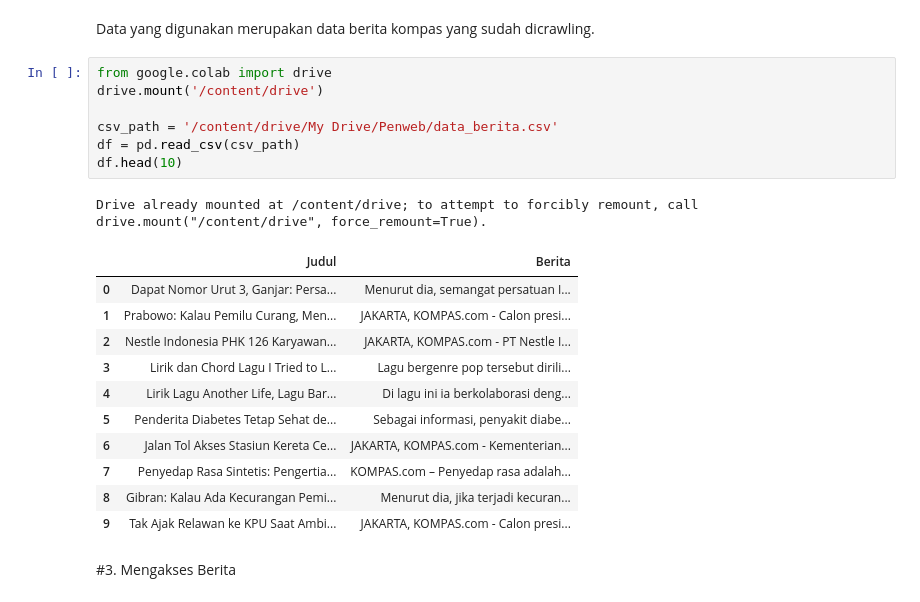
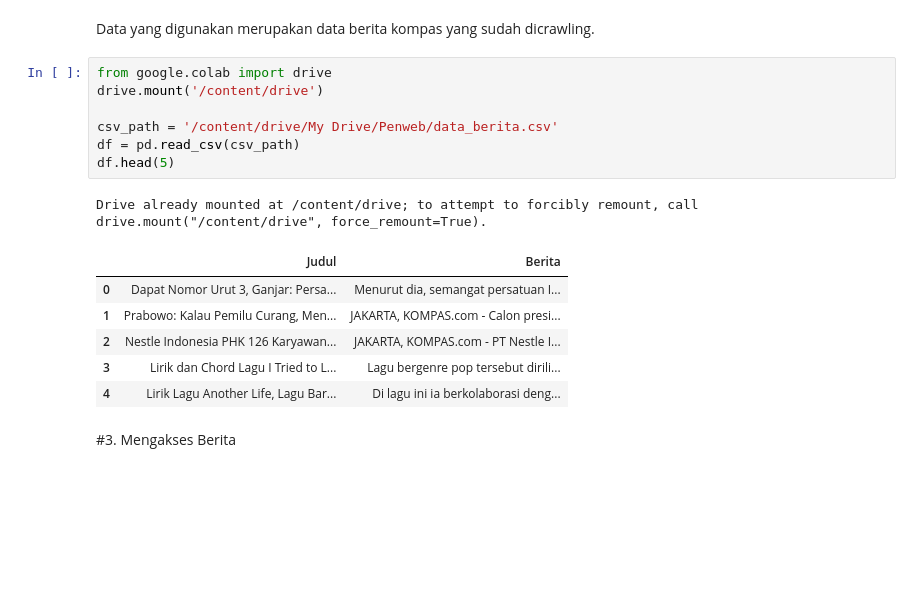
Before and after one commit to ach-Ilhamf/Penweb, a Jupyter notebook: _sources/Meringkas_Berita_Kompas.ipynb, the cells around one changed output. Drawn from its saved outputs; the diff is of its cells as text; blank space fills up the shorter version.

```diff
--- a/_sources/Meringkas_Berita_Kompas.ipynb
+++ b/_sources/Meringkas_Berita_Kompas.ipynb
@@ -33,23 +33,18 @@ Data yang digunakan merupakan data berita kompas yang sudah dicrawling.
 # %%
 from google.colab import drive
 drive.mount('/content/drive')
 
 csv_path = '/content/drive/My Drive/Penweb/data_berita.csv'
 df = pd.read_csv(csv_path)
-df.head(10)
+df.head(5)
 # %% [output]
 Drive already mounted at /content/drive; to attempt to forcibly remount, call drive.mount("/content/drive", force_remount=True).
 |  | Judul | Berita |
 | 0 | Dapat Nomor Urut 3, Ganjar: Persa... | Menurut dia, semangat persatuan I... |
 | 1 | Prabowo: Kalau Pemilu Curang, Men... | JAKARTA, KOMPAS.com - Calon presi... |
 | 2 | Nestle Indonesia PHK 126 Karyawan... | JAKARTA, KOMPAS.com - PT Nestle I... |
 | 3 | Lirik dan Chord Lagu I Tried to L... | Lagu bergenre pop tersebut dirili... |
 | 4 | Lirik Lagu Another Life, Lagu Bar... | Di lagu ini ia berkolaborasi deng... |
-| 5 | Penderita Diabetes Tetap Sehat de... | Sebagai informasi, penyakit diabe... |
-| 6 | Jalan Tol Akses Stasiun Kereta Ce... | JAKARTA, KOMPAS.com - Kementerian... |
-| 7 | Penyedap Rasa Sintetis: Pengertia... | KOMPAS.com – Penyedap rasa adalah... |
-| 8 | Gibran: Kalau Ada Kecurangan Pemi... | Menurut dia, jika terjadi kecuran... |
-| 9 | Tak Ajak Relawan ke KPU Saat Ambi... | JAKARTA, KOMPAS.com - Calon presi... |
 # %% [markdown]
 #3. Mengakses Berita
 # %% [markdown]
```
Also changed, not shown: 4 other files.
